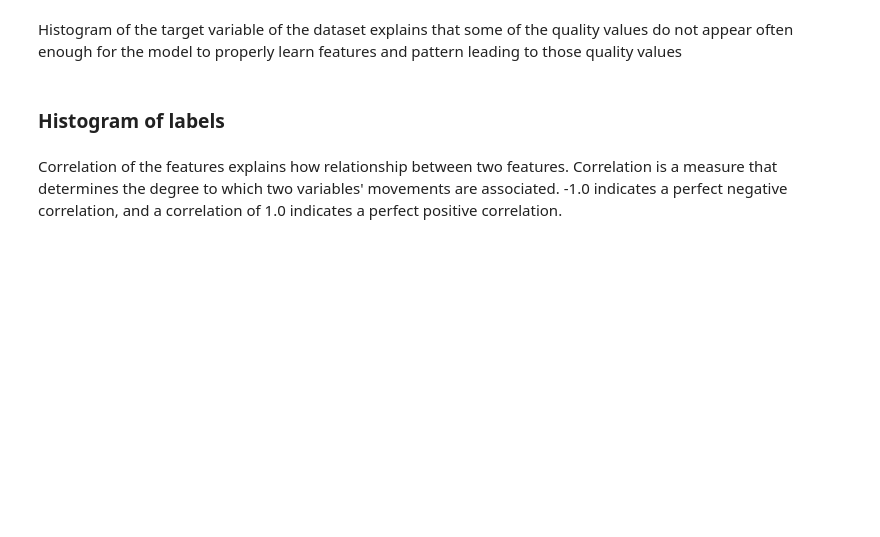
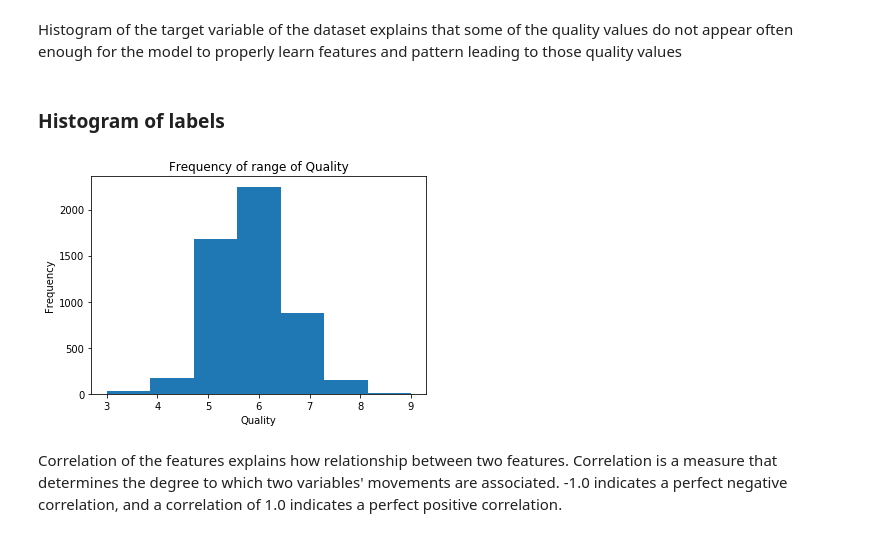
Before and after one commit to mak199/Task1-PracticalDataScience, a Jupyter notebook: task1_final_wine_prediction.ipynb, the cells around one changed output. Saved outputs shown, nothing was run; the diff lists cells and outputs as text; code cells hidden in the pictures; blank space fills up the shorter version.

```diff
--- a/task1_final_wine_prediction.ipynb
+++ b/task1_final_wine_prediction.ipynb
@@ -86,13 +120,19 @@ Histogram of the target variable of the dataset explains that some of the qualit
 # %%
 def EDA_histogram(features_train):
     import matplotlib.pyplot as plt
+
+
     rng = features_train['quality']
-    plt.hist(rng, bins='auto')  # arguments are passed to np.histogram
+    plt.hist(rng,bins = 7)  # arguments are passed to np.histogram
     plt.title("Frequency of range of Quality")
     plt.xlabel("Quality")
     plt.ylabel("Frequency")
     #plt.savefig("hist.png")
     plt.show()
+
+EDA_histogram(original_train_data)
+# %% [output]
+[figure, added]
 # %% [markdown]
 Correlation of the features explains how relationship between two features.
 Correlation is a measure that determines the degree to which two variables' movements are associated.
```
Also changed, not shown: parts of 38 cells of this notebook.
